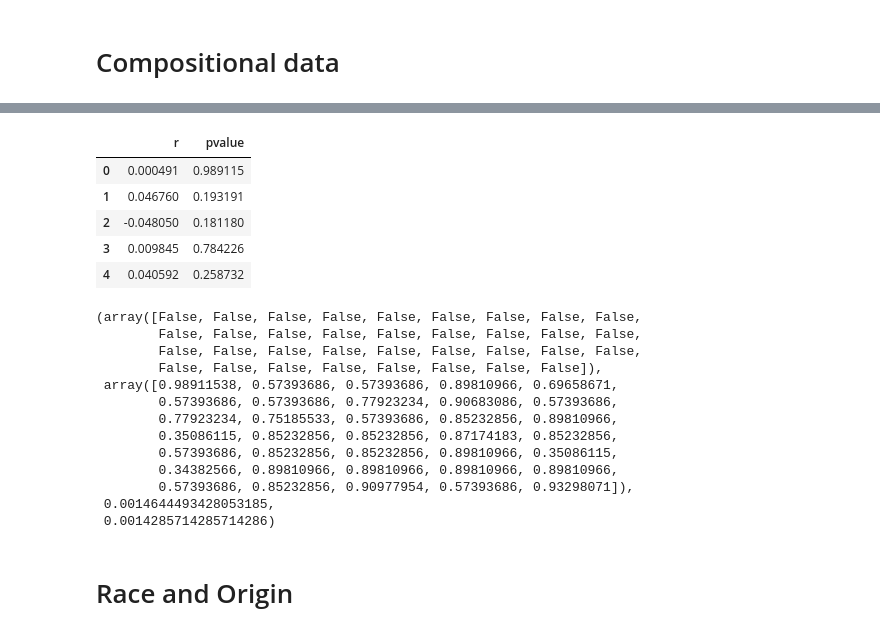
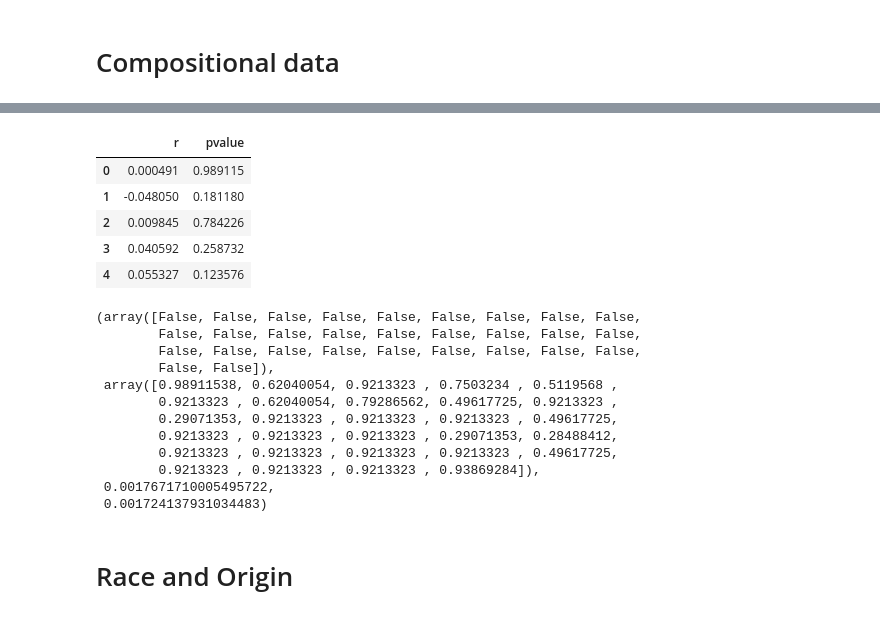
Before and after one commit to lkshiel/ACRE, a Jupyter notebook: notebooks/ACRE1.ipynb, the cells around one changed output, grey strips where cells are left out. Cells and saved outputs as stored; diff of their text form; code cells hidden in the pictures.

```diff
--- a/notebooks/ACRE1.ipynb
+++ b/notebooks/ACRE1.ipynb
@@ -479,30 +479,28 @@ fl17_ama.head()
 # %%
 corr_pval = pd.DataFrame(p_values, columns=["r","pvalue"])
-corr_pval = corr_pval.drop(34) # trait 34 was removed because all NIR measurments = 0
 corr_pval.head()
 # %% [output]
 |  | r | pvalue |
 | 0 | 0.000491 | 0.989115 |
-| 1 | 0.046760 | 0.193191 |
-| 2 | -0.048050 | 0.181180 |
-| 3 | 0.009845 | 0.784226 |
-| 4 | 0.040592 | 0.258732 |
+| 1 | -0.048050 | 0.181180 |
+| 2 | 0.009845 | 0.784226 |
+| 3 | 0.040592 | 0.258732 |
+| 4 | 0.055327 | 0.123576 |
 # %%
 sms.stats.multipletests(corr_pval["pvalue"], alpha=0.05, method="fdr_bh")
 # %% [output]
 (array([False, False, False, False, False, False, False, False, False,
         False, False, False, False, False, False, False, False, False,
         False, False, False, False, False, False, False, False, False,
-        False, False, False, False, False, False, False, False]),
- array([0.98911538, 0.57393686, 0.57393686, 0.89810966, 0.69658671,
-        0.57393686, 0.57393686, 0.77923234, 0.90683086, 0.57393686,
-        0.77923234, 0.75185533, 0.57393686, 0.85232856, 0.89810966,
-        0.35086115, 0.85232856, 0.85232856, 0.87174183, 0.85232856,
-        0.57393686, 0.85232856, 0.85232856, 0.89810966, 0.35086115,
-        0.34382566, 0.89810966, 0.89810966, 0.89810966, 0.89810966,
-        0.57393686, 0.85232856, 0.90977954, 0.57393686, 0.93298071]),
- 0.0014644493428053185,
- 0.0014285714285714286)
+        False, False]),
+ array([0.98911538, 0.62040054, 0.9213323 , 0.7503234 , 0.5119568 ,
+        0.9213323 , 0.62040054, 0.79286562, 0.49617725, 0.9213323 ,
+        0.29071353, 0.9213323 , 0.9213323 , 0.9213323 , 0.49617725,
+        0.9213323 , 0.9213323 , 0.9213323 , 0.29071353, 0.28488412,
+        0.9213323 , 0.9213323 , 0.9213323 , 0.9213323 , 0.49617725,
+        0.9213323 , 0.9213323 , 0.9213323 , 0.93869284]),
+ 0.0017671710005495722,
+ 0.001724137931034483)
 # %% [markdown]
 # Race and Origin
 # %%
```
Also changed, not shown: parts of 9 cells of this notebook.
